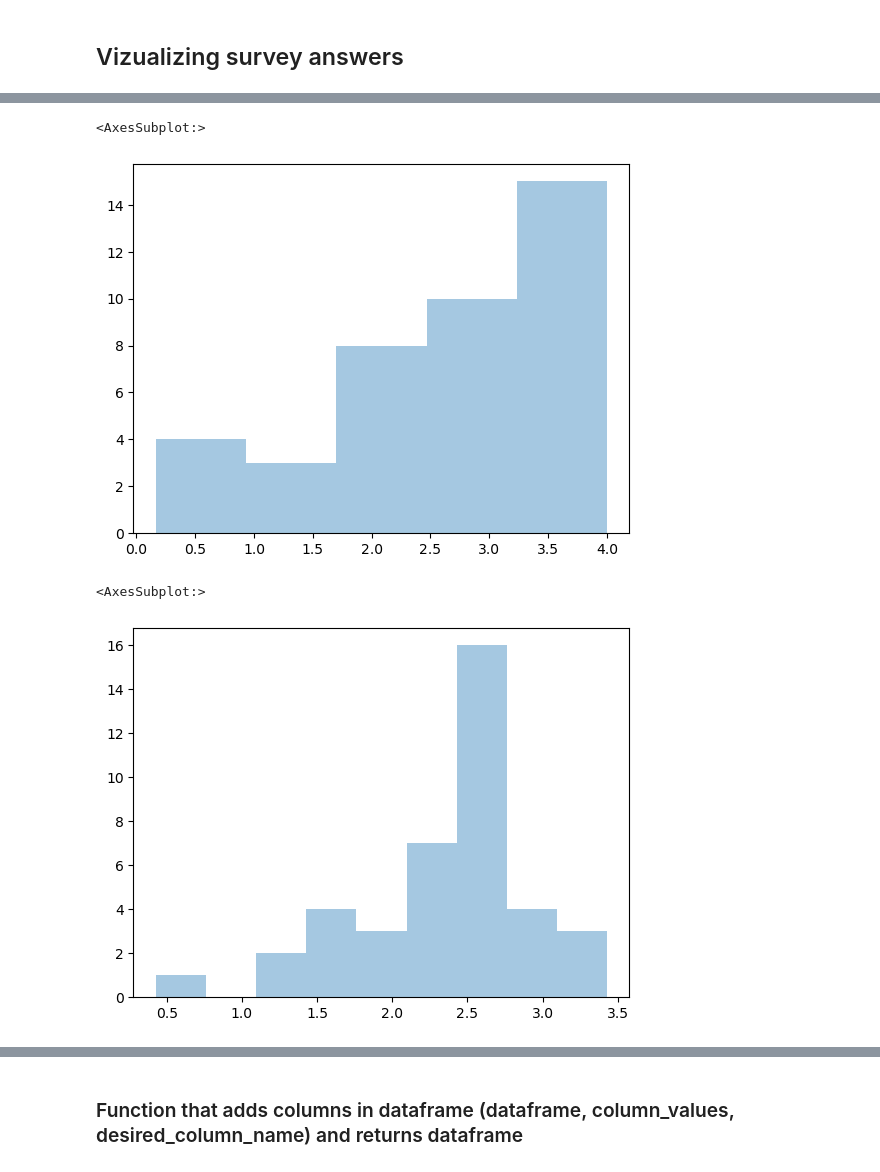
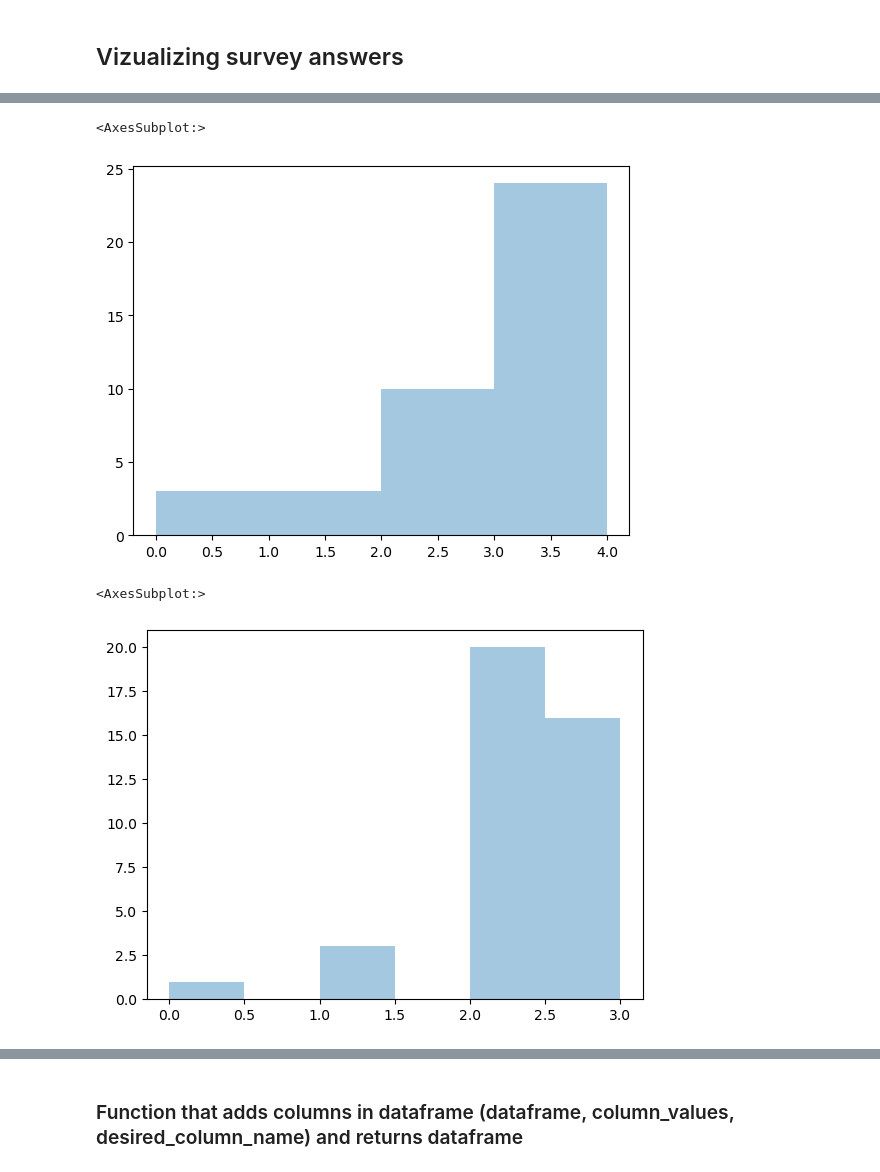
Before and after one commit to TsakalParis/Logistics_survey_analysis, a Jupyter notebook: English logistics survey.ipynb, the cells around one changed output, grey strips where cells are left out. Cells and saved outputs as stored; diff of their text form; code cells hidden in the pictures.

```diff
--- a/English logistics survey.ipynb
+++ b/English logistics survey.ipynb
@@ -399,11 +399,11 @@ sns.distplot( a=Quality_system_Score/k1, hist=True, kde=False, rug=False )
 # %%
-sns.distplot( a=Applied_TQM_Score/k2, hist=True, kde=False, rug=False )
+sns.distplot( a=round(Applied_TQM_Score/k2), hist=True, kde=False, rug=False )
 # %% [output]
 <AxesSubplot:>
-[figure, old version]
+[figure, new version]
 # %%
-sns.distplot( a=Company_culture_Score/k3, hist=True, kde=False, rug=False )
+sns.distplot( a=round(Company_culture_Score/k3), hist=True, kde=False, rug=False )
 # %% [output]
 <AxesSubplot:>
-[figure, old version]
+[figure, new version]
 # %%
```
Also changed, not shown: parts of 22 cells of this notebook.
